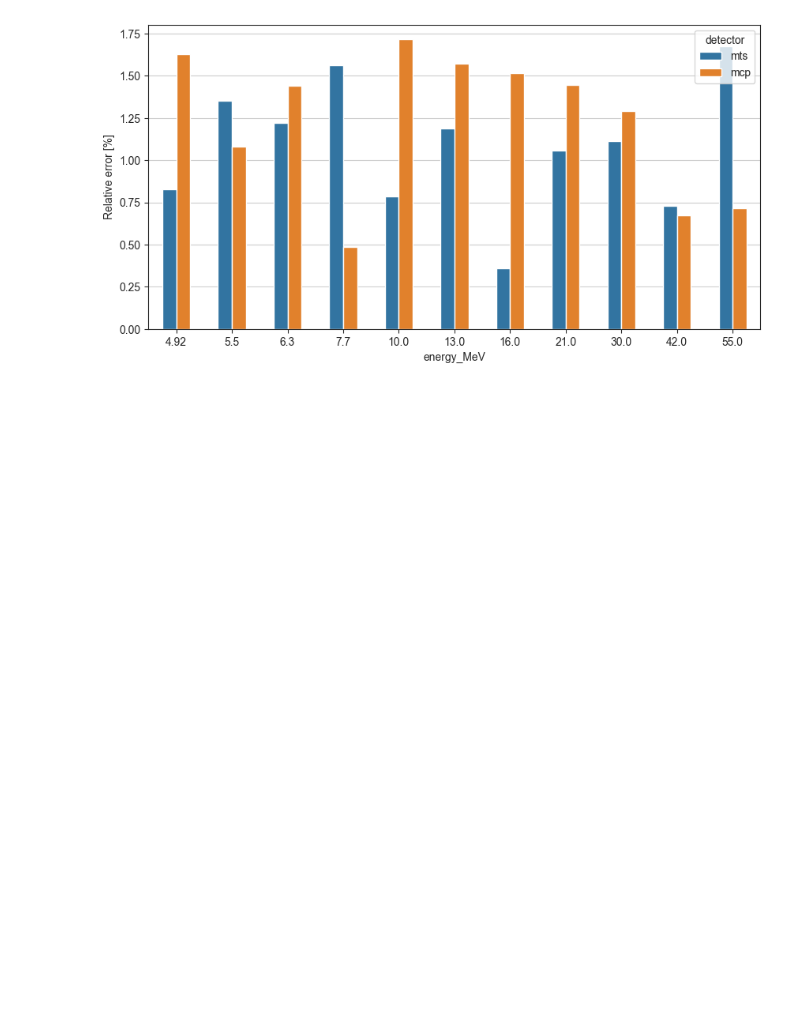
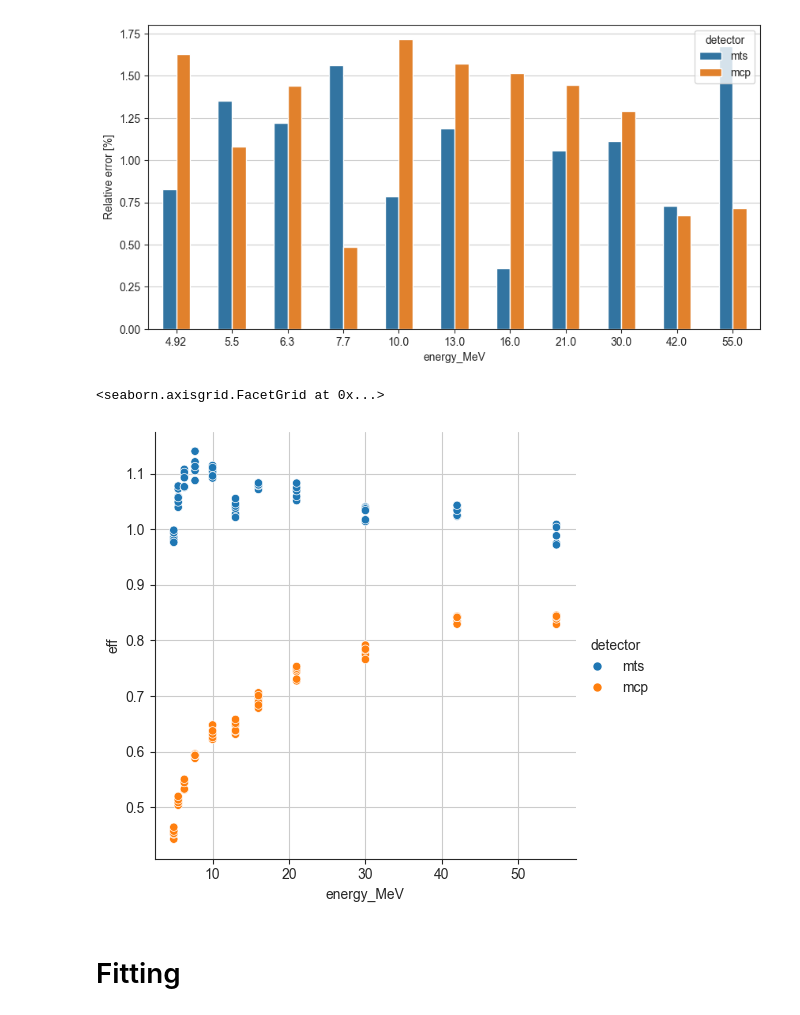
Before and after one commit to grzanka/tld_let_calibration, a Jupyter notebook: notebook/0.4-fitting.ipynb, the cells around one changed output. Drawn from its saved outputs; the diff is of its cells as text; code cells hidden in the pictures; blank space fills up the shorter version.

```diff
--- a/notebook/0.4-fitting.ipynb
+++ b/notebook/0.4-fitting.ipynb
@@ -129,3 +130,17 @@ ax.set_ylabel("Relative error [%]")
 # %% [output]
 Text(0, 0.5, 'Relative error [%]')
 [figure]
+# %%
+sns.relplot(
+    df_eff,
+    x="energy_MeV",
+    y="eff",
+    hue="detector",
+    kind="scatter",
+    ax=ax,
+)
+# %% [output]
+<seaborn.axisgrid.FacetGrid at 0x...>
+[figure, added]
+# %% [markdown]
+# Fitting
```
Also changed, not shown: parts of 2 cells of this notebook, 2 other files.
